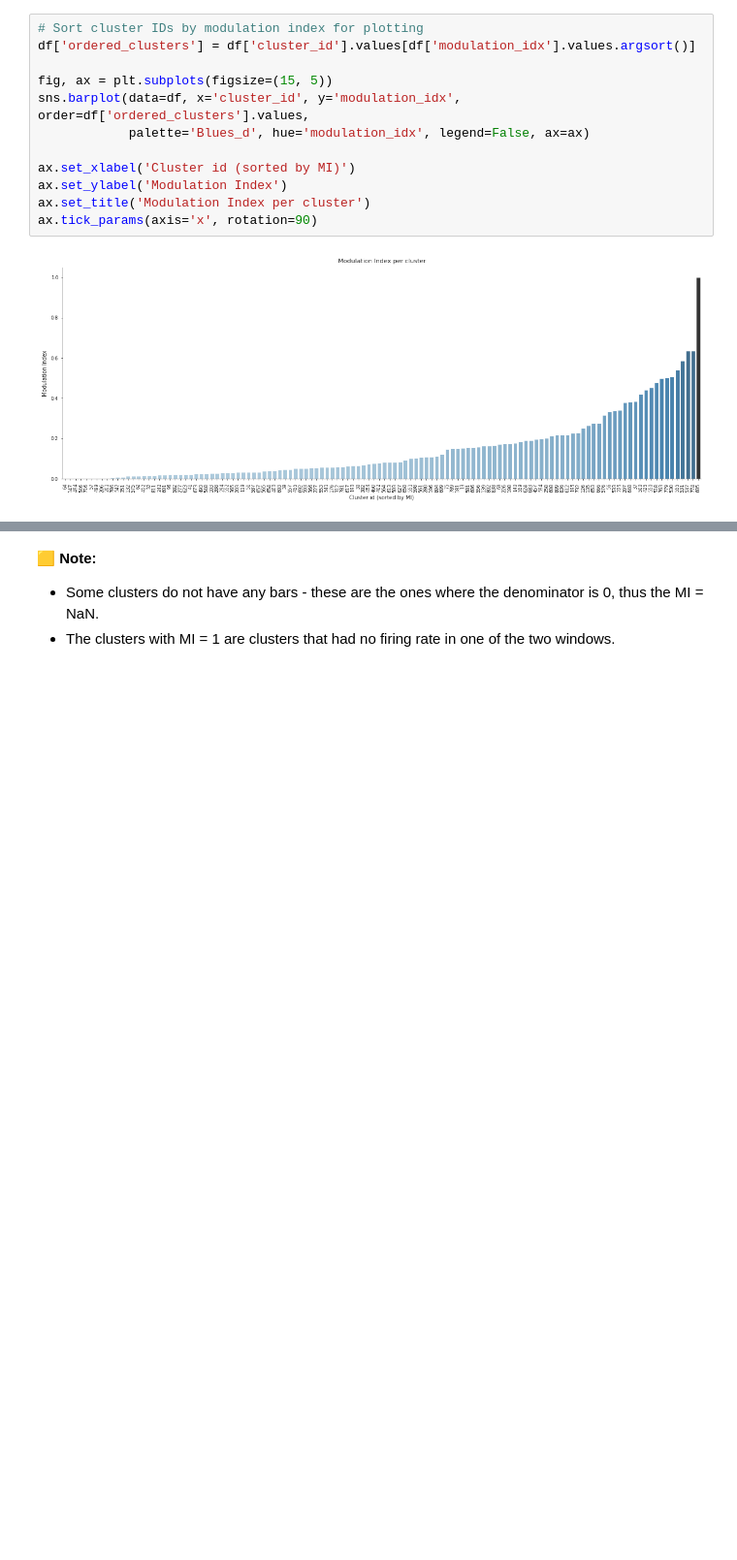
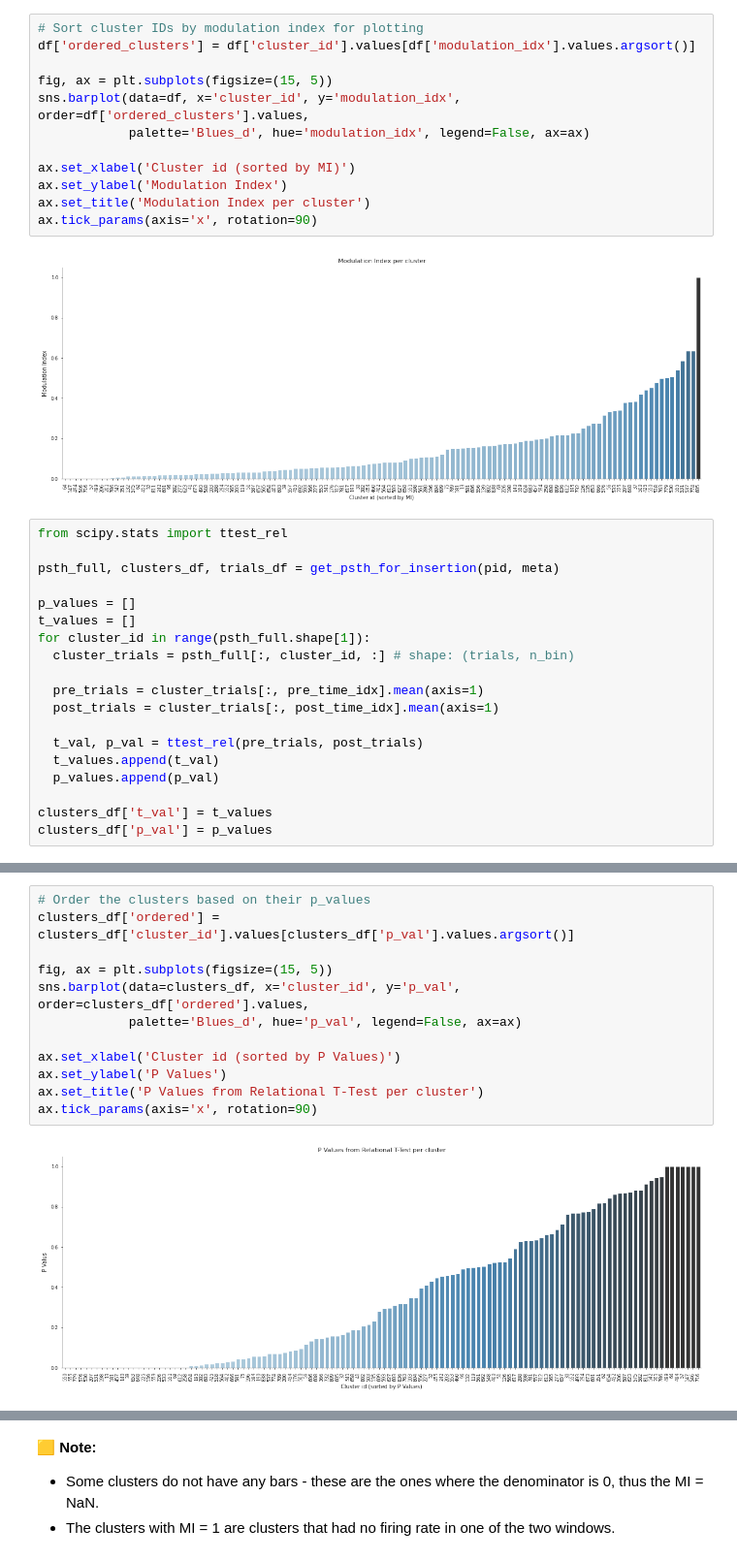
Before and after one commit to Its-Fate/IBL-Project, a Jupyter notebook: projects/neurons/IBL_BWM_Neuromatch_tutorial.ipynb, the cells around one changed output, grey strips where cells are left out. Shown at 97% size. Drawn from its saved outputs; the diff is of its cells as text; blank space fills up the shorter version.

```diff
--- a/projects/neurons/IBL_BWM_Neuromatch_tutorial.ipynb
+++ b/projects/neurons/IBL_BWM_Neuromatch_tutorial.ipynb
@@ -708,3 +709,22 @@ ax.set_title('Modulation Index per cluster')
 ax.tick_params(axis='x', rotation=90)
 # %% [output]
 [figure]
+# %%
+from scipy.stats import ttest_rel
+
+psth_full, clusters_df, trials_df = get_psth_for_insertion(pid, meta)
+
+p_values = []
+t_values = []
+for cluster_id in range(psth_full.shape[1]):
+  cluster_trials = psth_full[:, cluster_id, :] # shape: (trials, n_bin)
+
+  pre_trials = cluster_trials[:, pre_time_idx].mean(axis=1)
+  post_trials = cluster_trials[:, post_time_idx].mean(axis=1)
+
+  t_val, p_val = ttest_rel(pre_trials, post_trials)
+  t_values.append(t_val)
+  p_values.append(p_val)
+
+clusters_df['t_val'] = t_values
+clusters_df['p_val'] = p_values
@@ -710,0 +742,14 @@ ax.tick_params(axis='x', rotation=90)
+# %%
+# Order the clusters based on their p_values
+clusters_df['ordered'] = clusters_df['cluster_id'].values[clusters_df['p_val'].values.argsort()]
+
+fig, ax = plt.subplots(figsize=(15, 5))
+sns.barplot(data=clusters_df, x='cluster_id', y='p_val', order=clusters_df['ordered'].values,
+            palette='Blues_d', hue='p_val', legend=False, ax=ax)
+
+ax.set_xlabel('Cluster id (sorted by P Values)')
+ax.set_ylabel('P Values')
+ax.set_title('P Values from Relational T-Test per cluster')
+ax.tick_params(axis='x', rotation=90)
+# %% [output]
+[figure, added]
```
Also changed, not shown: parts of 11 cells of this notebook.
